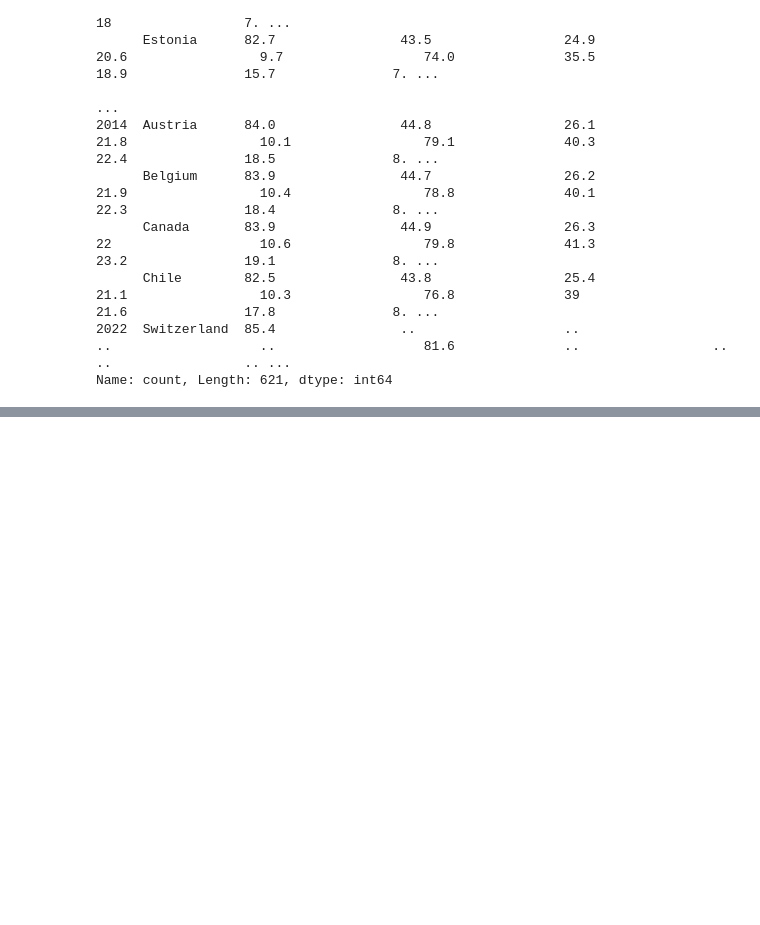
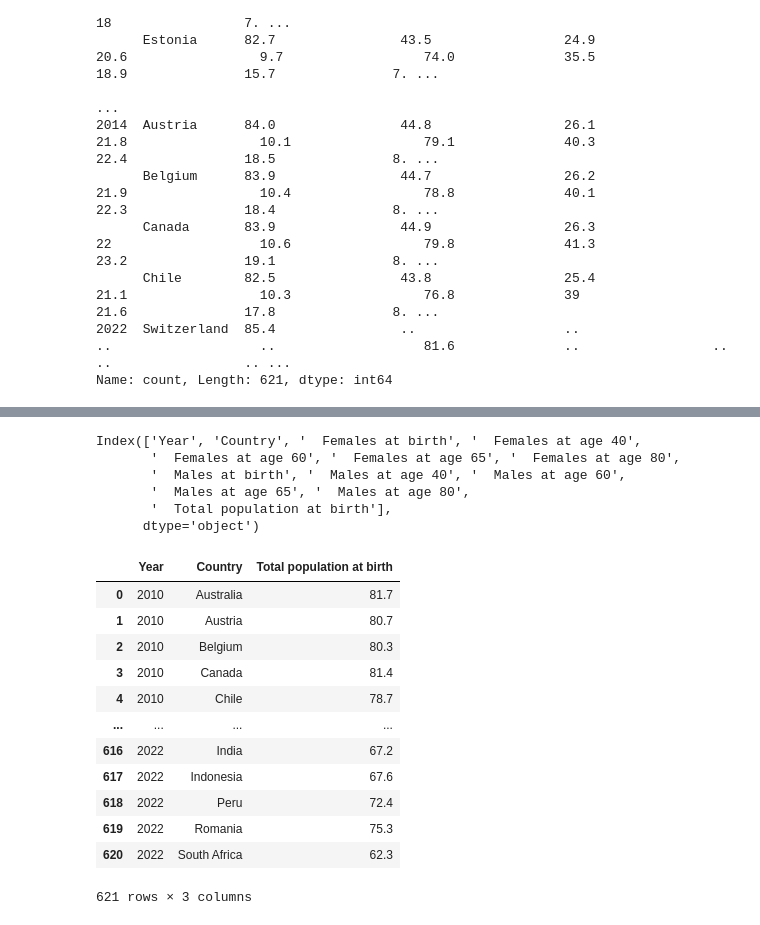
Before and after one commit to hossainmuntasir/DataVisualization, a Jupyter notebook: OECDCleaning.ipynb, the cells around one changed output, grey strips where cells are left out. Drawn from its saved outputs; the diff is of its cells as text; code cells hidden in the pictures; blank space fills up the shorter version.

```diff
--- a/OECDCleaning.ipynb
+++ b/OECDCleaning.ipynb
@@ -57,0 +93,30 @@ AttributeError: 'Series' object has no attribute 'year'
+# %%
+dfgeo.columns
+# %% [output]
+Index(['Year', 'Country', '  Females at birth', '  Females at age 40',
+       '  Females at age 60', '  Females at age 65', '  Females at age 80',
+       '  Males at birth', '  Males at age 40', '  Males at age 60',
+       '  Males at age 65', '  Males at age 80',
+       '  Total population at birth'],
+      dtype='object')
+# %%
+dfgeo = dfgeo.drop(columns=['  Females at birth', '  Females at age 40',
+       '  Females at age 60', '  Females at age 65', '  Females at age 80',
+       '  Males at birth', '  Males at age 40', '  Males at age 60',
+       '  Males at age 65', '  Males at age 80'])
+# %%
+dfgeo
+# %% [output]
+|  | Year | Country | Total population at birth |
+| 0 | 2010 | Australia | 81.7 |
+| 1 | 2010 | Austria | 80.7 |
+| 2 | 2010 | Belgium | 80.3 |
+| 3 | 2010 | Canada | 81.4 |
+| 4 | 2010 | Chile | 78.7 |
+| ... | ... | ... | ... |
+| 616 | 2022 | India | 67.2 |
+| 617 | 2022 | Indonesia | 67.6 |
+| 618 | 2022 | Peru | 72.4 |
+| 619 | 2022 | Romania | 75.3 |
+| 620 | 2022 | South Africa | 62.3 |
+621 rows × 3 columns
```
Also changed, not shown: parts of 7 cells of this notebook, 4 other files.
